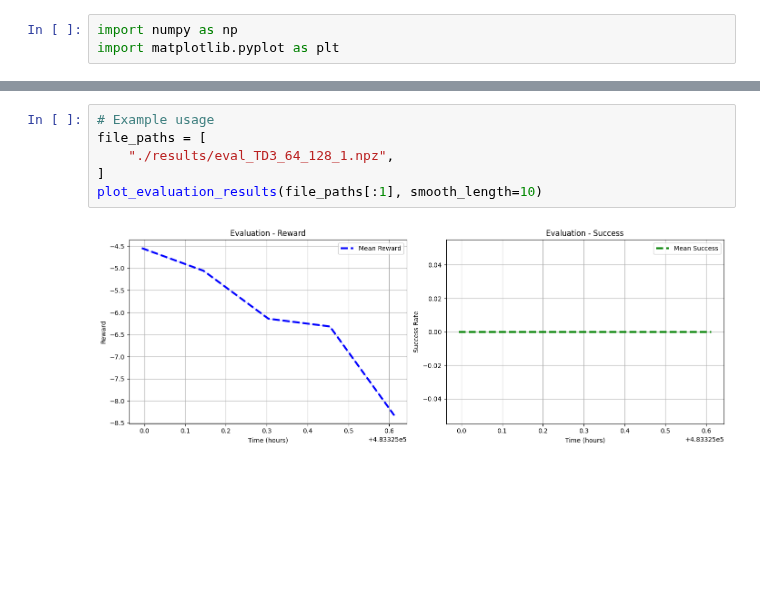
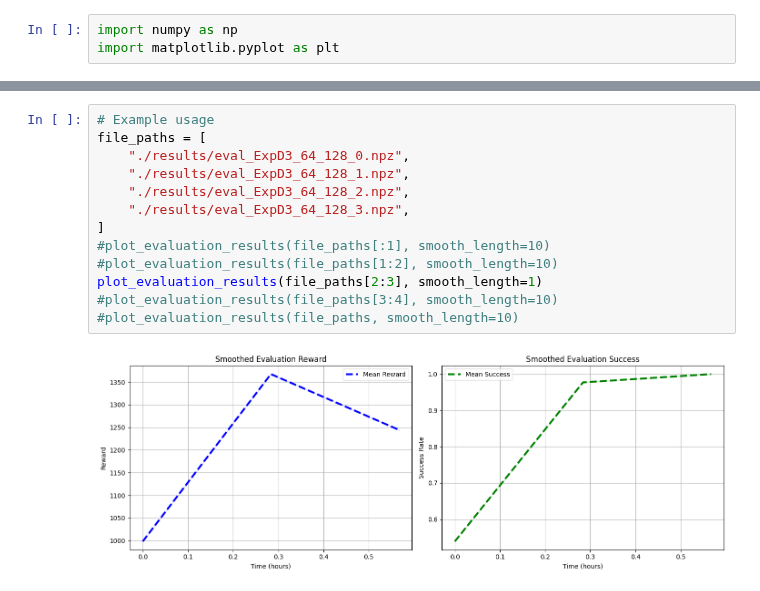
Before and after one commit to turcato-niccolo/test_turtlebot, a Jupyter notebook: results_gazebo.ipynb, the cells around one changed output, grey strips where cells are left out. Saved outputs shown, nothing was run; the diff lists cells and outputs as text; blank space fills up the shorter version.

```diff
--- a/results_gazebo.ipynb
+++ b/results_gazebo.ipynb
@@ -85,14 +92,21 @@ def plot_evaluation_results(file_paths, smooth_length=10):
 
     plt.tight_layout()
     plt.show()
-# %%
-# Example usage
-file_paths = [
-    "./results/eval_TD3_64_128_1.npz",
-]
-plot_evaluation_results(file_paths[:1], smooth_length=10)
-# %% [output]
-[figure, removed]
+# %%
+# Example usage
+file_paths = [
+    "./results/eval_ExpD3_64_128_0.npz",
+    "./results/eval_ExpD3_64_128_1.npz",
+    "./results/eval_ExpD3_64_128_2.npz",
+    "./results/eval_ExpD3_64_128_3.npz",
+]
+#plot_evaluation_results(file_paths[:1], smooth_length=10)
+#plot_evaluation_results(file_paths[1:2], smooth_length=10)
+plot_evaluation_results(file_paths[2:3], smooth_length=1)
+#plot_evaluation_results(file_paths[3:4], smooth_length=10)
+#plot_evaluation_results(file_paths, smooth_length=10)
+# %% [output]
+[figure, added]
 # %%
 # Plot each trajectory
 plt.figure(figsize=(8, 8))
```
Also changed, not shown: parts of 2 cells of this notebook, 20 other files.
